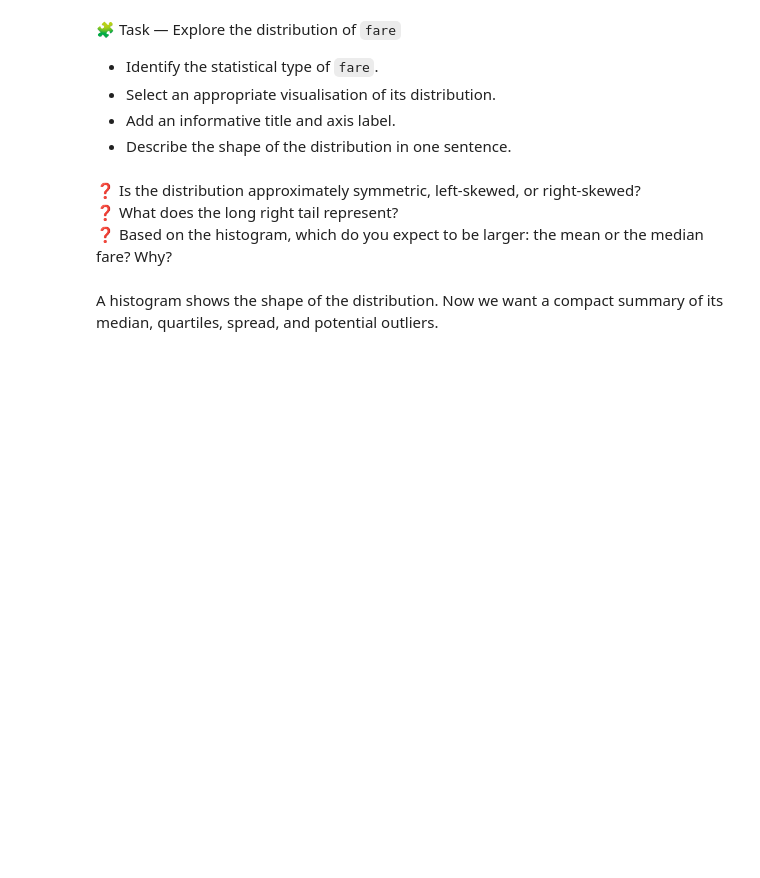
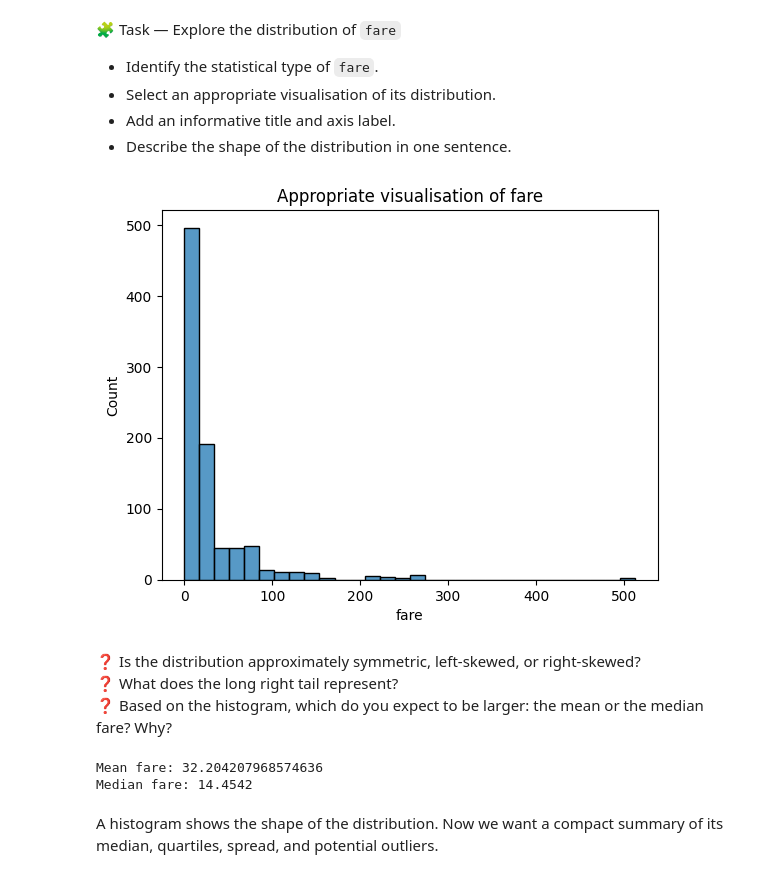
Before and after one commit to kassdiana/zsu, a Jupyter notebook: 02/fml_02_overview.ipynb, the cells around one changed output. Cells and saved outputs as stored; diff of their text form; code cells hidden in the pictures; blank space fills up the shorter version.

```diff
--- a/02/fml_02_overview.ipynb
+++ b/02/fml_02_overview.ipynb
@@ -99,3 +155,9 @@ print("After:", df["sex"].dtype)
 💡 .astype() can be used to convert a column to another data type. To save the conversion, assign the result back to the column.
 # %% [markdown]
 🧩 Convert `pclass` to the Pandas category dtype and verify the result.
+# %%
+print("Before:", df["pclass"].dtype)
+
+df["pclass"] = df["pclass"].astype("category")
+
+print("After:", df["pclass"].dtype)
@@ -275,6 +383,11 @@ plt.show()
 - Describe the shape of the distribution in one sentence.
 # %%
 # Create an appropriate visualisation of fare
+sns.histplot(data=df, x="fare", bins=30)
+plt.title("Appropriate visualisation of fare")
+plt.show()
+# %% [output]
+[figure, added]
 # %% [markdown]
 ❓ Is the distribution approximately symmetric, left-skewed, or right-skewed?
 ❓ What does the long right tail represent?
@@ -282,6 +395,9 @@ plt.show()
 # %%
 print("Mean fare:", df['fare'].mean())
 print("Median fare:", df['fare'].median())
+# %% [output]
+Mean fare: 32.204207968574636
+Median fare: 14.4542
 # %% [markdown]
 A histogram shows the shape of the distribution. Now we want a compact summary of its median, quartiles, spread, and potential outliers.
 # %% [markdown]
```
Also changed, not shown: parts of 42 cells of this notebook.
